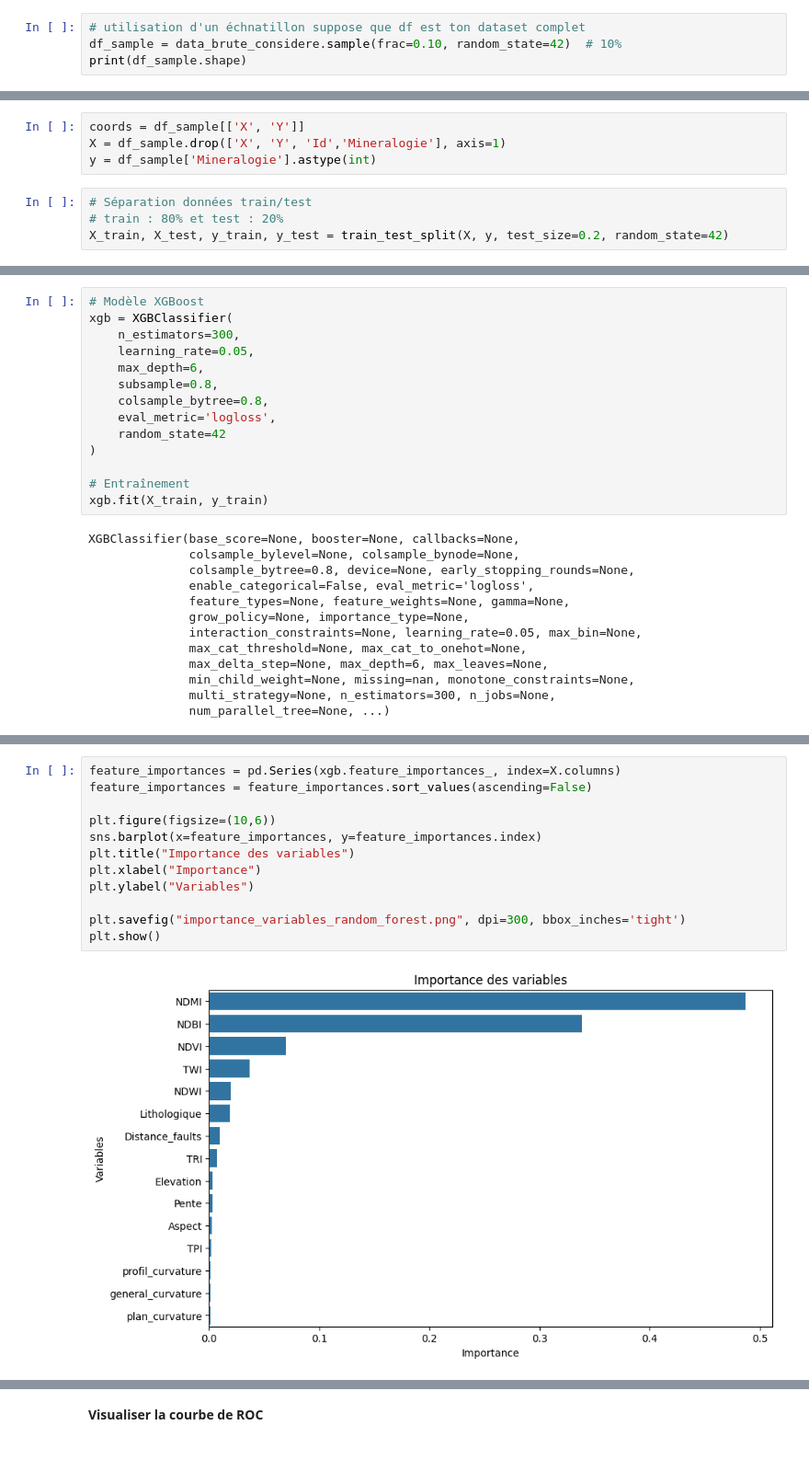
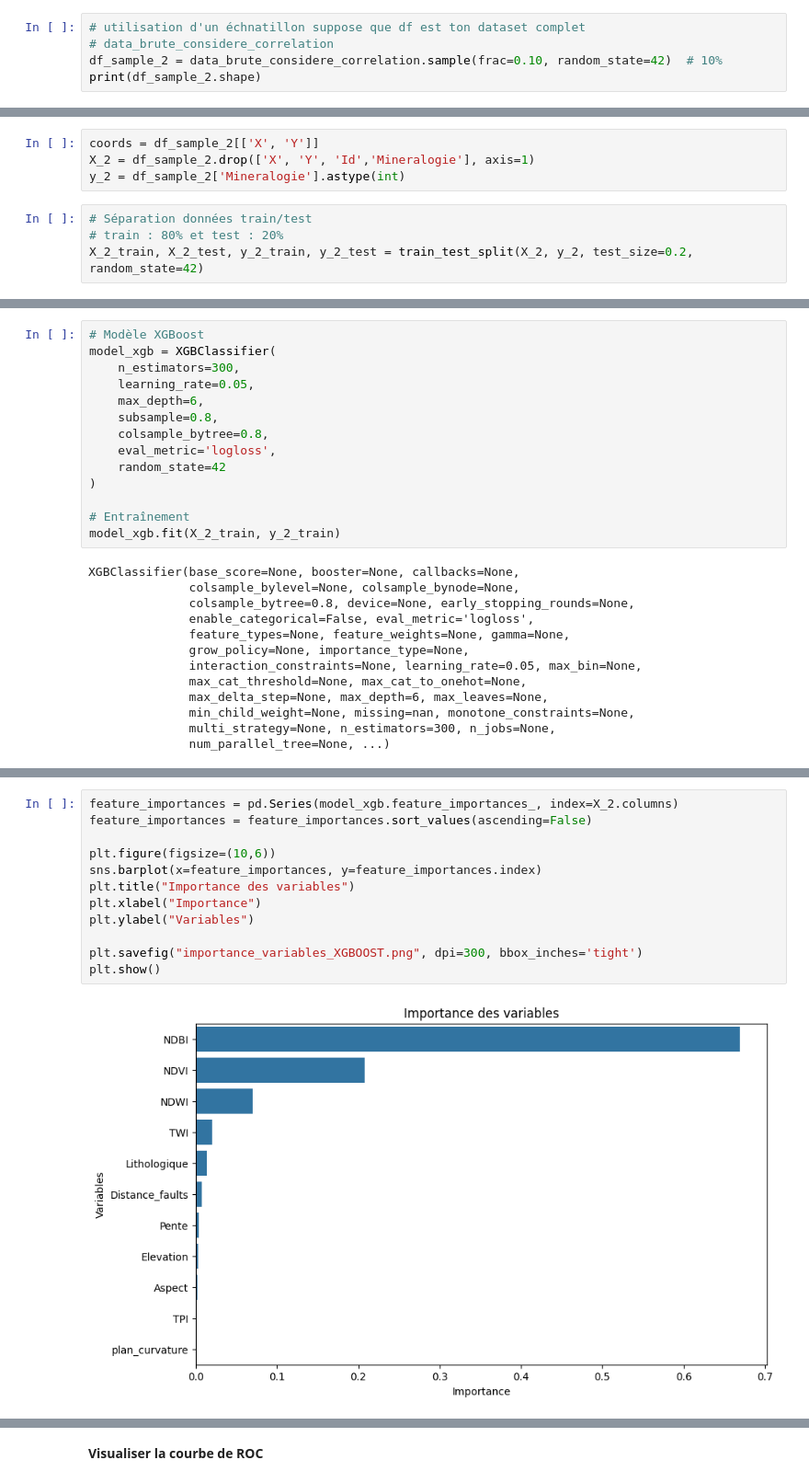
Before and after one commit to Beni25-mak/Travail_memoire_beni_nzimba, a Jupyter notebook: Analysis_01122025_ok.ipynb, the cells around one changed output, grey strips where cells are left out. Shown at 92% size. Drawn from its saved outputs; the diff is of its cells as text; blank space fills up the shorter version.

Commit message:
Ajout des éléments pour XGBOOST avec les variables non corrélées

```diff
--- a/Analysis_01122025_ok.ipynb
+++ b/Analysis_01122025_ok.ipynb
@@ -940,6 +940,7 @@ with rasterio.open('svm_proba_clean.tif', 'w', **profile) as dst:
 **3.XGBOOST(eXtreme Gradient Boosting)**
 # %%
 # utilisation d'un échnatillon suppose que df est ton dataset complet
-df_sample = data_brute_considere.sample(frac=0.10, random_state=42)  # 10%
-print(df_sample.shape)
+# data_brute_considere_correlation
+df_sample_2 = data_brute_considere_correlation.sample(frac=0.10, random_state=42)  # 10%
+print(df_sample_2.shape)
 # %% [output]
@@ -953,12 +954,12 @@ Index(['X', 'Y', 'Id', 'TWI', 'Aspect', 'plan_curvature', 'general_curvature',
       dtype='object')
 # %%
-coords = df_sample[['X', 'Y']]
-X = df_sample.drop(['X', 'Y', 'Id','Mineralogie'], axis=1)
-y = df_sample['Mineralogie'].astype(int)
+coords = df_sample_2[['X', 'Y']]
+X_2 = df_sample_2.drop(['X', 'Y', 'Id','Mineralogie'], axis=1)
+y_2 = df_sample_2['Mineralogie'].astype(int)
 # %%
 # Séparation données train/test
 # train : 80% et test : 20%
-X_train, X_test, y_train, y_test = train_test_split(X, y, test_size=0.2, random_state=42)
+X_2_train, X_2_test, y_2_train, y_2_test = train_test_split(X_2, y_2, test_size=0.2, random_state=42)
 # %%
 from xgboost import XGBClassifier
 from sklearn.metrics import accuracy_score, roc_auc_score
@@ -968,7 +969,7 @@ from rasterio.enums import Resampling
 from rasterio import Affine
 # %%
 # Modèle XGBoost
-xgb = XGBClassifier(
+model_xgb = XGBClassifier(
     n_estimators=300,
     learning_rate=0.05,
     max_depth=6,
@@ -979,7 +980,7 @@ xgb = XGBClassifier(
 )
 
 # Entraînement
-xgb.fit(X_train, y_train)
+model_xgb.fit(X_2_train, y_2_train)
 # %% [output]
 XGBClassifier(base_score=None, booster=None, callbacks=None,
               colsample_bylevel=None, colsample_bynode=None,
@@ -1021,14 +1021,14 @@ print(features)
 # %%
-feature_importances = pd.Series(xgb.feature_importances_, index=X.columns)
+feature_importances = pd.Series(model_xgb.feature_importances_, index=X_2.columns)
 feature_importances = feature_importances.sort_values(ascending=False)
 
 plt.figure(figsize=(10,6))
 sns.barplot(x=feature_importances, y=feature_importances.index)
 plt.title("Importance des variables")
 plt.xlabel("Importance")
 plt.ylabel("Variables")
 
-plt.savefig("importance_variables_random_forest.png", dpi=300, bbox_inches='tight')
+plt.savefig("importance_variables_XGBOOST.png", dpi=300, bbox_inches='tight')
 plt.show()
 # %% [output]
-[figure, old version]
+[figure, new version]
```
Also changed, not shown: parts of 28 cells of this notebook.
